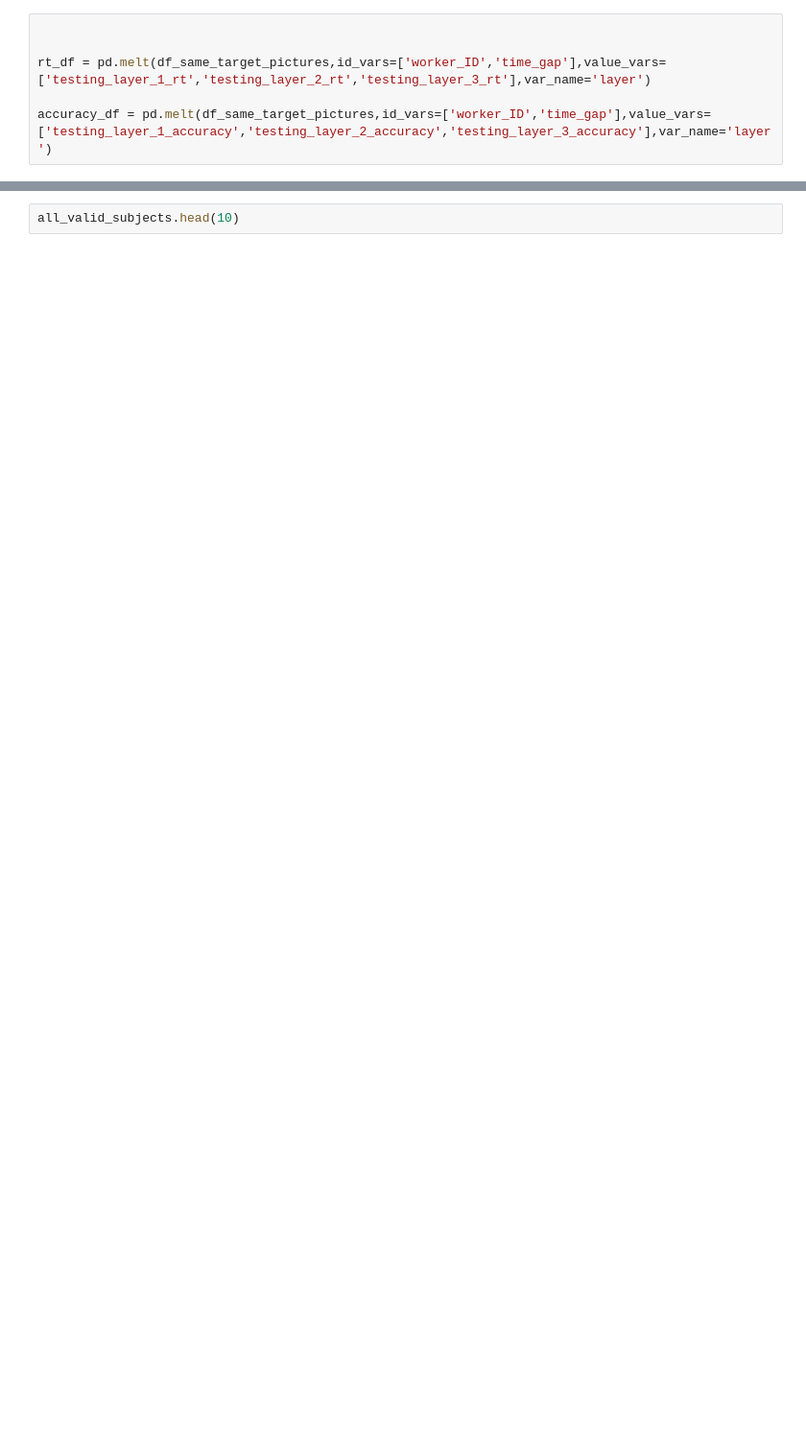
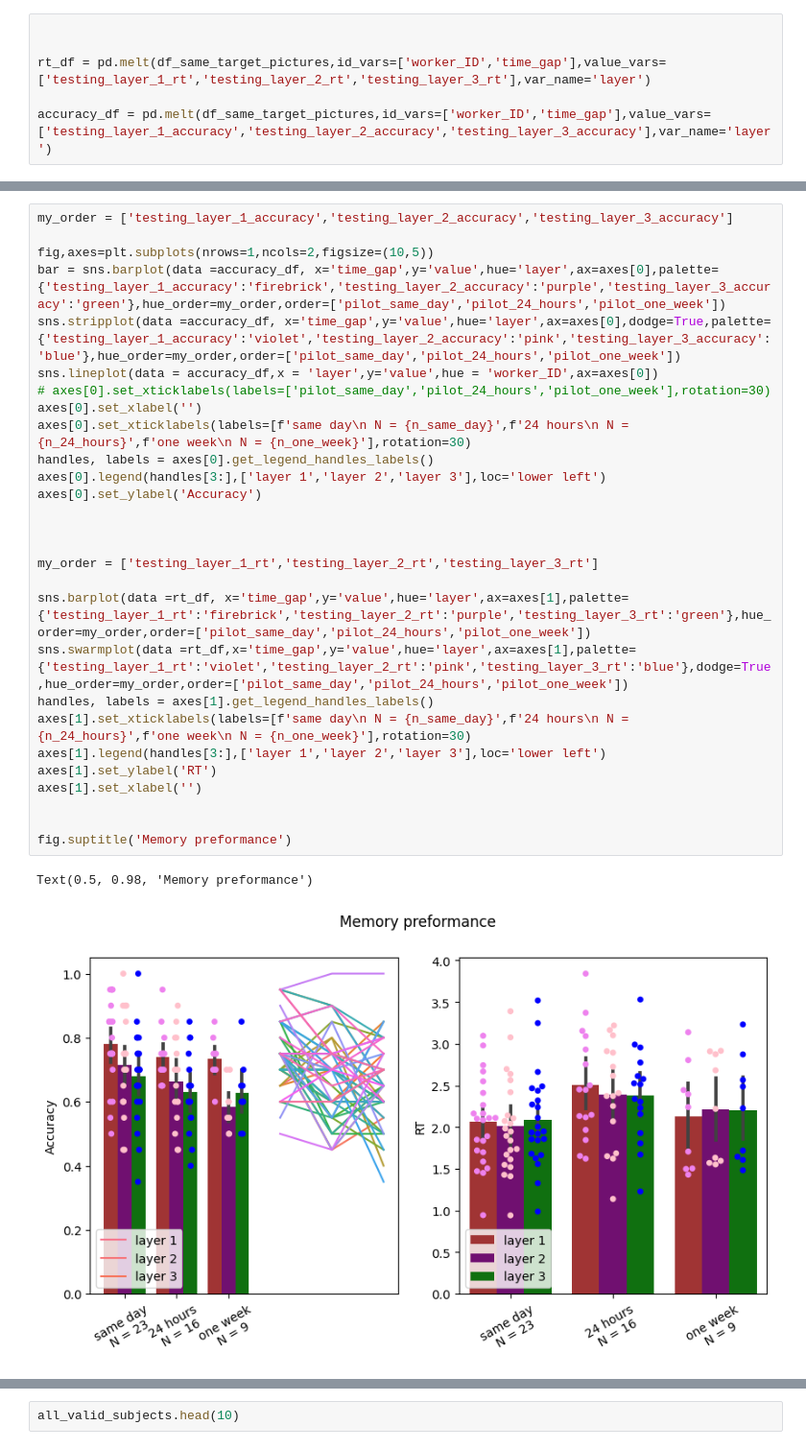
Before and after one commit to edenjenzohar/Visual-memory-task, a Jupyter notebook: analysis/all_time_gaps_anaylsis.ipynb, the cells around one changed output, grey strips where cells are left out. Shown: that part at 96% size. Cells and saved outputs as stored; diff of their text form; blank space fills up the shorter version.

```diff
--- a/analysis/all_time_gaps_anaylsis.ipynb
+++ b/analysis/all_time_gaps_anaylsis.ipynb
@@ -83,0 +116,31 @@ Text(0.5, 0.98, 'Memory preformance')
+# %%
+my_order = ['testing_layer_1_accuracy','testing_layer_2_accuracy','testing_layer_3_accuracy']
+
+fig,axes=plt.subplots(nrows=1,ncols=2,figsize=(10,5))
+bar = sns.barplot(data =accuracy_df, x='time_gap',y='value',hue='layer',ax=axes[0],palette={'testing_layer_1_accuracy':'firebrick','testing_layer_2_accuracy':'purple','testing_layer_3_accuracy':'green'},hue_order=my_order,order=['pilot_same_day','pilot_24_hours','pilot_one_week'])
+sns.stripplot(data =accuracy_df, x='time_gap',y='value',hue='layer',ax=axes[0],dodge=True,palette={'testing_layer_1_accuracy':'violet','testing_layer_2_accuracy':'pink','testing_layer_3_accuracy':'blue'},hue_order=my_order,order=['pilot_same_day','pilot_24_hours','pilot_one_week'])
+sns.lineplot(data = accuracy_df,x = 'layer',y='value',hue = 'worker_ID',ax=axes[0])
+# axes[0].set_xticklabels(labels=['pilot_same_day','pilot_24_hours','pilot_one_week'],rotation=30)
+axes[0].set_xlabel('')
+axes[0].set_xticklabels(labels=[f'same day\n N = {n_same_day}',f'24 hours\n N = {n_24_hours}',f'one week\n N = {n_one_week}'],rotation=30)
+handles, labels = axes[0].get_legend_handles_labels()
+axes[0].legend(handles[3:],['layer 1','layer 2','layer 3'],loc='lower left')
+axes[0].set_ylabel('Accuracy')
+
+
+
+my_order = ['testing_layer_1_rt','testing_layer_2_rt','testing_layer_3_rt']
+
+sns.barplot(data =rt_df, x='time_gap',y='value',hue='layer',ax=axes[1],palette={'testing_layer_1_rt':'firebrick','testing_layer_2_rt':'purple','testing_layer_3_rt':'green'},hue_order=my_order,order=['pilot_same_day','pilot_24_hours','pilot_one_week'])
+sns.swarmplot(data =rt_df,x='time_gap',y='value',hue='layer',ax=axes[1],palette={'testing_layer_1_rt':'violet','testing_layer_2_rt':'pink','testing_layer_3_rt':'blue'},dodge=True,hue_order=my_order,order=['pilot_same_day','pilot_24_hours','pilot_one_week'])
+handles, labels = axes[1].get_legend_handles_labels()
+axes[1].set_xticklabels(labels=[f'same day\n N = {n_same_day}',f'24 hours\n N = {n_24_hours}',f'one week\n N = {n_one_week}'],rotation=30)
+axes[1].legend(handles[3:],['layer 1','layer 2','layer 3'],loc='lower left')
+axes[1].set_ylabel('RT')
+axes[1].set_xlabel('')
+
+
+fig.suptitle('Memory preformance')
+# %% [output]
+Text(0.5, 0.98, 'Memory preformance')
+[figure, added]
```
Also changed, not shown: parts of 10 cells of this notebook, 1 other file.
